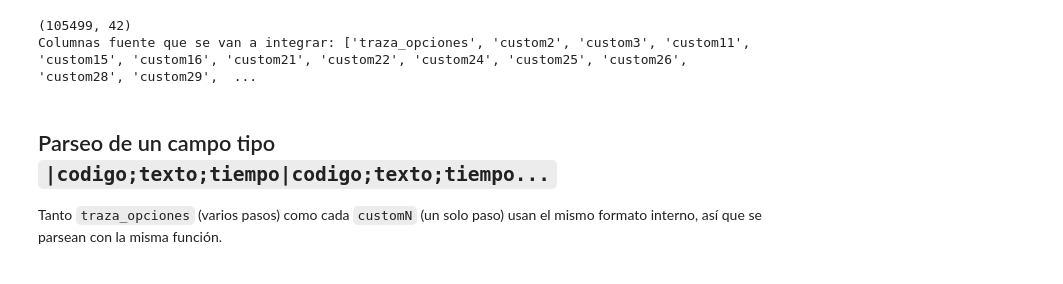
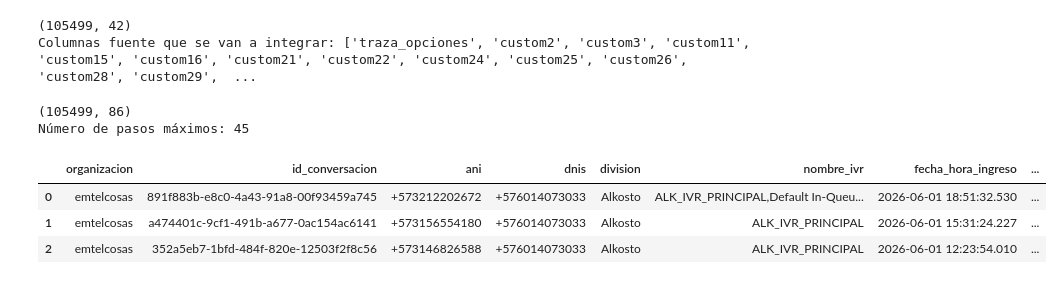
Before and after one commit to JPSOLANO10/Graphos_alk, a Jupyter notebook: 01_reconstruccion_traza.ipynb, the cells around one changed output. Drawn from its saved outputs; the diff is of its cells as text; code cells hidden in the pictures.

```diff
--- a/01_reconstruccion_traza.ipynb
+++ b/01_reconstruccion_traza.ipynb
@@ -65,8 +65,51 @@ print("Columnas fuente que se van a integrar:", [COL_TRAZA_PRINCIPAL] + columnas
 # %% [output]
 (105499, 42)
 Columnas fuente que se van a integrar: ['traza_opciones', 'custom2', 'custom3', 'custom11', 'custom15', 'custom16', 'custom21', 'custom22', 'custom24', 'custom25', 'custom26', 'custom28', 'custom29',  ...
-# %% [markdown]
-## Parseo de un campo tipo `|codigo;texto;tiempo|codigo;texto;tiempo...`
-
-Tanto `traza_opciones` (varios pasos) como cada `customN` (un solo paso) usan el
-mismo formato interno, así que se parsean con la misma función.
+# %%
+def separar_traza(traza):
+    if pd.isna(traza):
+        return []
+
+    pasos = []
+
+    # Elimina el primer "|" si existe
+    for paso in str(traza).strip("|").split("|"):
+        partes = paso.split(";")
+
+        # Tomar el nombre del nodo (segunda posición)
+        if len(partes) >= 2:
+            pasos.append(partes[1].strip())
+        else:
+            pasos.append(None)
+
+    return pasos
+
+# Expandir la traza
+df_traza = df.copy()
+
+df_traza = df_traza.join(
+    df_traza["traza_opciones"].apply(separar_traza).apply(pd.Series)
+)
+
+# Renombrar columnas
+columnas = [c for c in df_traza.columns if isinstance(c, int)]
+
+df_traza.rename(
+    columns={i: f"traza_{i+1}" for i in columnas},
+    inplace=True
+)
+
+columnas_traza = [c for c in df_traza.columns if c.startswith("traza_")]
+
+print(df_traza.shape)
+print(f"Número de pasos máximos: {len(columnas_traza)}")
+
+df_traza[["id_conversacion"] + columnas_traza]
+df_traza.head(3)
+# %% [output]
+(105499, 86)
+Número de pasos máximos: 45
+|  | organizacion | id_conversacion | ani | dnis | division | nombre_ivr | fecha_hora_ingreso | ... |
+| 0 | emtelcosas | 891f883b-e8c0-4a43-91a8-00f93459a745 | +573212202672 | +576014073033 | Alkosto | ALK_IVR_PRINCIPAL,Default In-Queu... | 2026-06-01 18:51:32.530 | ... |
+| 1 | emtelcosas | a474401c-9cf1-491b-a677-0ac154ac6141 | +573156554180 | +576014073033 | Alkosto | ALK_IVR_PRINCIPAL | 2026-06-01 15:31:24.227 | ... |
+| 2 | emtelcosas | 352a5eb7-1bfd-484f-820e-12503f2f8c56 | +573146826588 | +576014073033 | Alkosto | ALK_IVR_PRINCIPAL | 2026-06-01 12:23:54.010 | ... |
```
Also changed, not shown: parts of 18 cells of this notebook, 8 other files.
